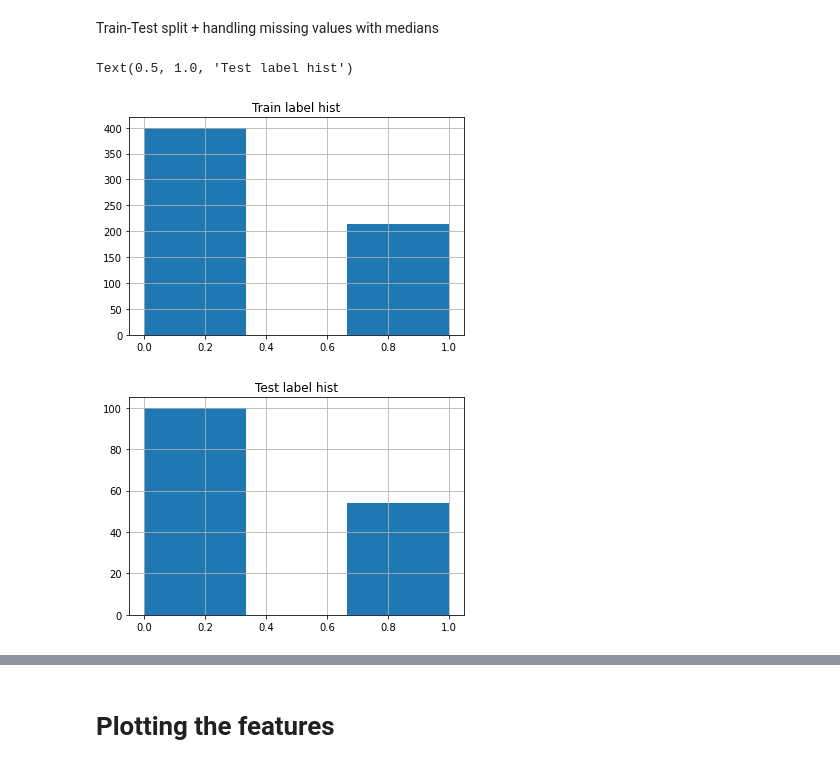
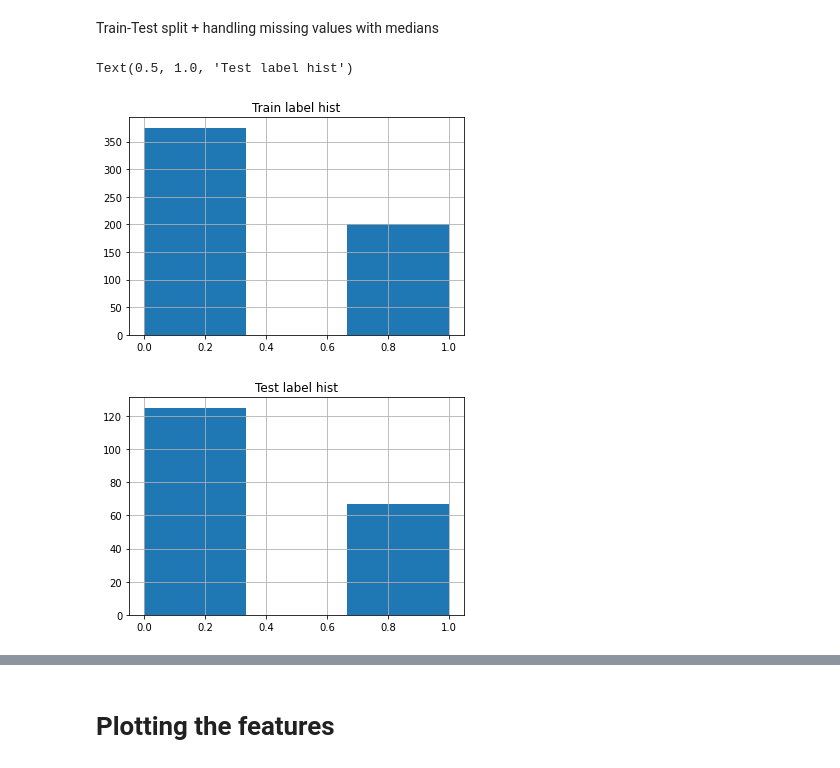
Before and after one commit to giovannidispoto/machine-and-deep-learning-playground, a Jupyter notebook: Diabetes.ipynb, the cells around one changed output, grey strips where cells are left out. Cells and saved outputs as stored; diff of their text form; code cells hidden in the pictures.

```diff
--- a/Diabetes.ipynb
+++ b/Diabetes.ipynb
@@ -53,37 +52,37 @@ features.describe()
 # %% [markdown]
 Train-Test split + handling missing values with medians
 # %%
-train, test = train_test_split(features, test_size=0.2, random_state=42, shuffle=True, stratify=labels)
+train, test = train_test_split(features, test_size=0.25, random_state=42, shuffle=True, stratify=labels)
 train_outcome = train.Outcome
 train_features = train.drop(columns=['Outcome'])
 
 # Subtracting one in order to have -1 in missing values and having a stronger indicator for that.
 train_features = train_features.replace(0,train_features['Insulin'].median())
 train_features = train_features.replace(0,train_features['SkinThickness'].median())
 train_features = train_features.replace(0,train_features['BMI'].median())
 train_features= train_features.replace(0,train_features['BloodPressure'].median())
 train_features = train_features.replace(0,train_features['Glucose'].median())
 
 
 test_outcome = test.Outcome
 test_features = test.drop(columns=['Outcome'])
 
 test_features = test_features.replace(0,test_features['Insulin'].median())
 test_features = test_features.replace(0,test_features['SkinThickness'].median())
 test_features = test_features.replace(0,test_features['BMI'].median())
 test_features = test_features.replace(0,test_features['BloodPressure'].median())
 test_features = test_features.replace(0,test_features['Glucose'].median())
 
 #plot histogram train-test
 train.hist(column='Outcome', bins=3)
 plt.title("Train label hist")
 
 test.hist(column='Outcome', bins=3)
 plt.title("Test label hist")
 # %% [output]
 Text(0.5, 1.0, 'Test label hist')
-[figure, old version]
+[figure, new version]
-[figure, old version]
+[figure, new version]
 # %%
 train_features.describe()
 # %% [output]
```
Also changed, not shown: parts of 26 cells of this notebook.
